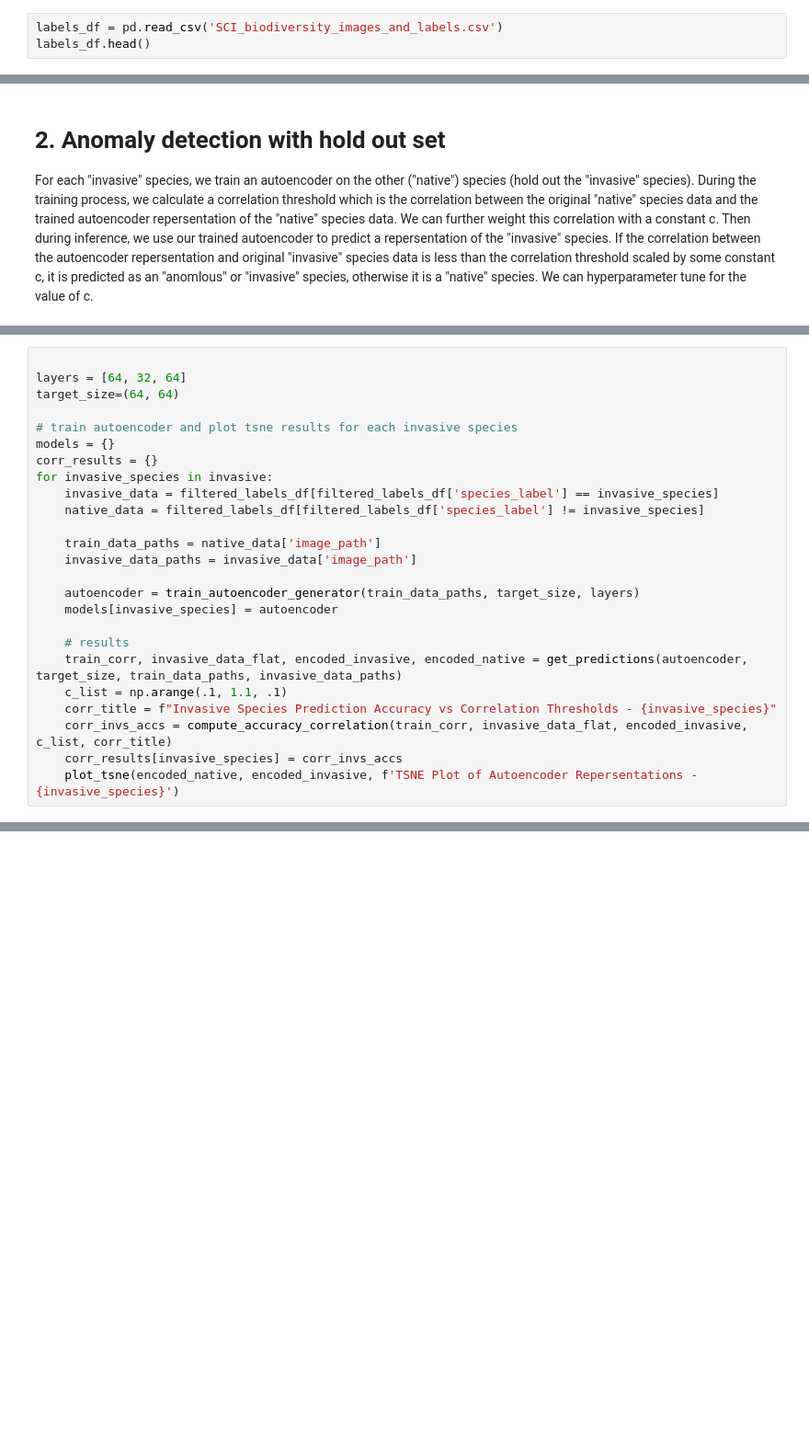
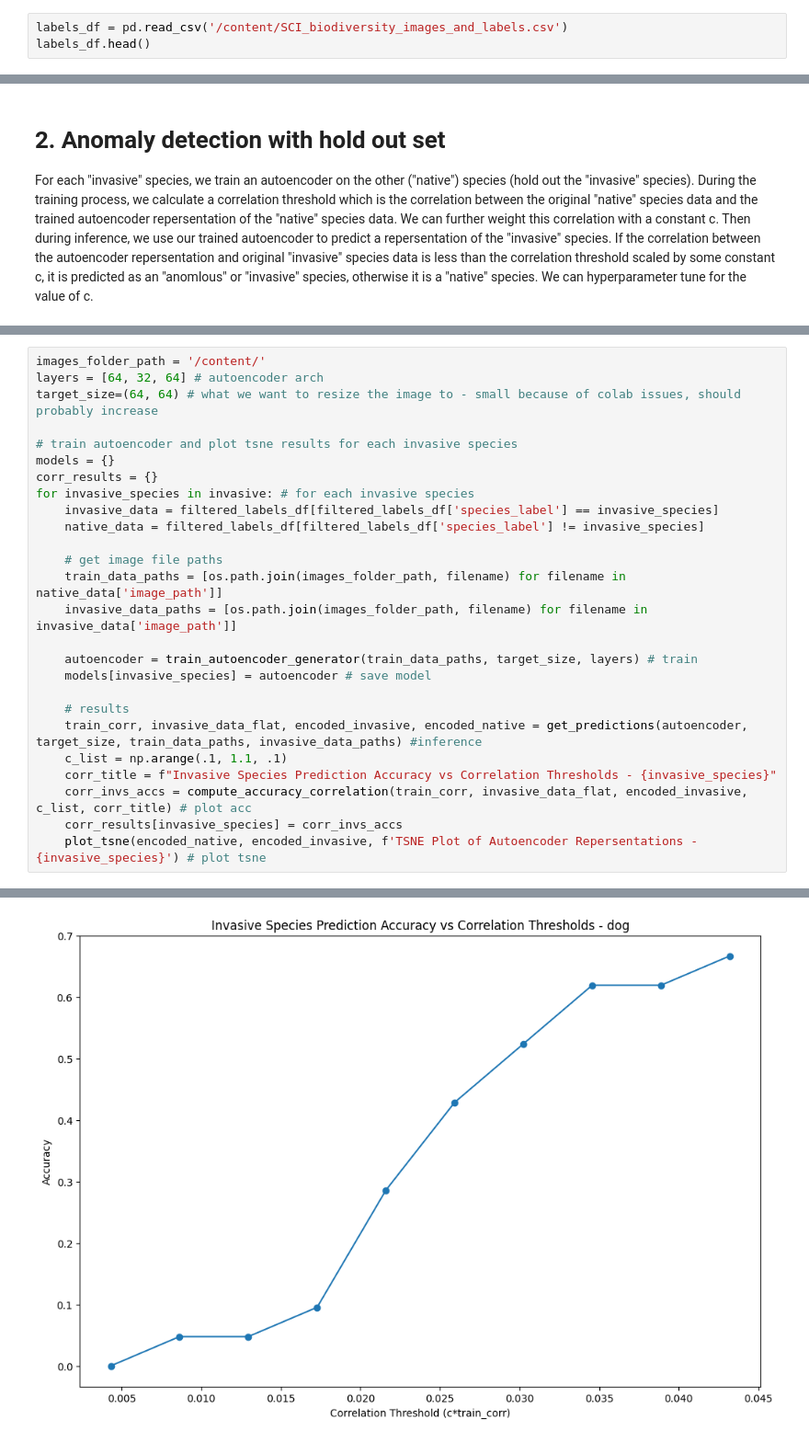
Before and after one commit to danheekim/tnc-capstone, a Jupyter notebook: src/anomaly-detection/anomaly_detection.ipynb, the cells around one changed output, grey strips where cells are left out. Shown at 92% size. Drawn from its saved outputs; the diff is of its cells as text; blank space fills up the shorter version.

```diff
--- a/src/anomaly-detection/anomaly_detection.ipynb
+++ b/src/anomaly-detection/anomaly_detection.ipynb
@@ -19,7 +23,7 @@ from tqdm import tqdm
 # 1. Label Cleaning & EDA
 Clean up the labels and visualize the species distribution.
 # %%
-labels_df = pd.read_csv('SCI_biodiversity_images_and_labels.csv')
+labels_df = pd.read_csv('/content/SCI_biodiversity_images_and_labels.csv')
 labels_df.head()
 # %% [output]
 |  | image_path | species_label |
@@ -208,29 +261,30 @@ def compute_accuracy_correlation(train_corr, invasive_data_flat, encoded_invasiv
     plt.show()
     return inv_accs
 # %%
-
-layers = [64, 32, 64]
-target_size=(64, 64)
+images_folder_path = '/content/'
+layers = [64, 32, 64] # autoencoder arch
+target_size=(64, 64) # what we want to resize the image to - small because of colab issues, should probably increase
 
 # train autoencoder and plot tsne results for each invasive species
 models = {}
 corr_results = {}
-for invasive_species in invasive:
+for invasive_species in invasive: # for each invasive species
     invasive_data = filtered_labels_df[filtered_labels_df['species_label'] == invasive_species]
     native_data = filtered_labels_df[filtered_labels_df['species_label'] != invasive_species]
 
-    train_data_paths = native_data['image_path']
-    invasive_data_paths = invasive_data['image_path']
+    # get image file paths
+    train_data_paths = [os.path.join(images_folder_path, filename) for filename in native_data['image_path']]
+    invasive_data_paths = [os.path.join(images_folder_path, filename) for filename in invasive_data['image_path']]
 
-    autoencoder = train_autoencoder_generator(train_data_paths, target_size, layers)
-    models[invasive_species] = autoencoder
+    autoencoder = train_autoencoder_generator(train_data_paths, target_size, layers) # train
+    models[invasive_species] = autoencoder # save model
 
     # results
-    train_corr, invasive_data_flat, encoded_invasive, encoded_native = get_predictions(autoencoder, target_size, train_data_paths, invasive_data_paths)
+    train_corr, invasive_data_flat, encoded_invasive, encoded_native = get_predictions(autoencoder, target_size, train_data_paths, invasive_data_paths) #inference
     c_list = np.arange(.1, 1.1, .1)
     corr_title = f"Invasive Species Prediction Accuracy vs Correlation Thresholds - {invasive_species}"
-    corr_invs_accs = compute_accuracy_correlation(train_corr, invasive_data_flat, encoded_invasive, c_list, corr_title)
+    corr_invs_accs = compute_accuracy_correlation(train_corr, invasive_data_flat, encoded_invasive, c_list, corr_title) # plot acc
     corr_results[invasive_species] = corr_invs_accs
-    plot_tsne(encoded_native, encoded_invasive, f'TSNE Plot of Autoencoder Repersentations - {invasive_species}')
+    plot_tsne(encoded_native, encoded_invasive, f'TSNE Plot of Autoencoder Repersentations - {invasive_species}') # plot tsne
 # %% [output]
 Epoch 1/5
@@ -247,0 +302 @@ Epoch 5/5
+[figure, added]
```
Also changed, not shown: parts of 22 cells of this notebook.
